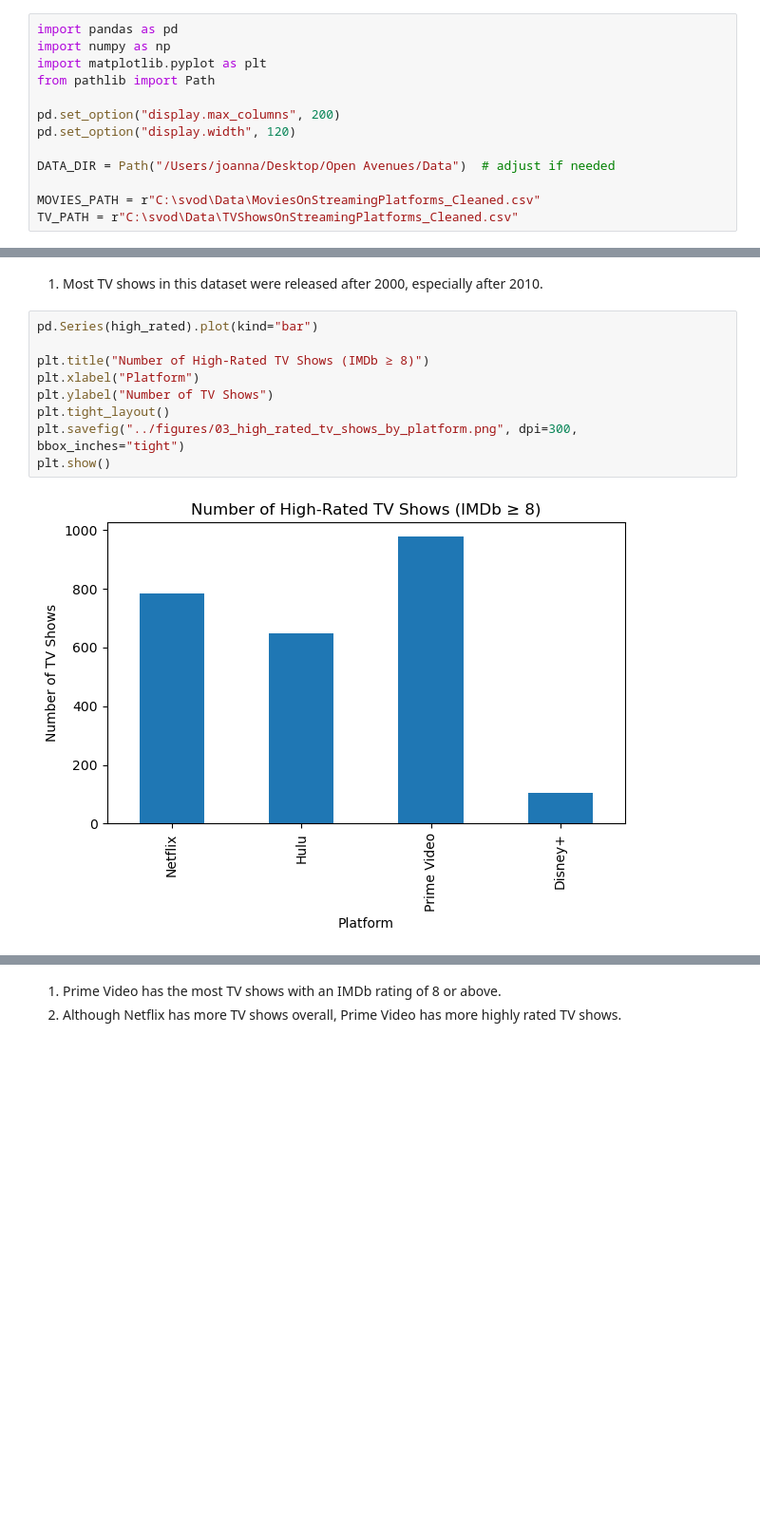
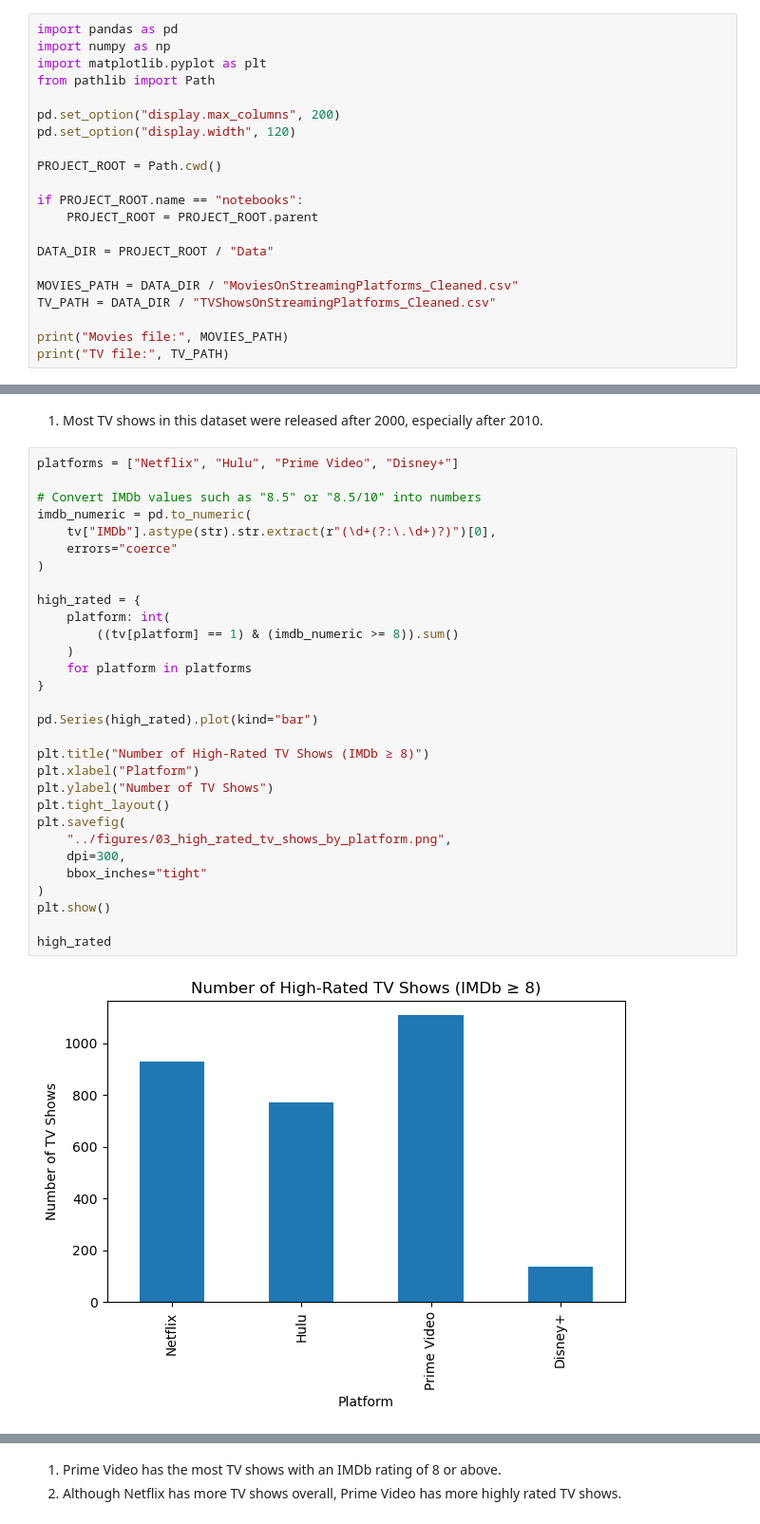
Before and after one commit to irgengu-ai/streaming-bi-svod, a Jupyter notebook: notebooks/03_EDA.ipynb, the cells around one changed output, grey strips where cells are left out. Shown at 95% size. Drawn from its saved outputs; the diff is of its cells as text; blank space fills up the shorter version.

Commit message:
Improve notebook reproducibility

```diff
--- a/notebooks/03_EDA.ipynb
+++ b/notebooks/03_EDA.ipynb
@@ -24,7 +24,15 @@ from pathlib import Path
 pd.set_option("display.max_columns", 200)
 pd.set_option("display.width", 120)
 
-DATA_DIR = Path("/Users/joanna/Desktop/Open Avenues/Data")  # adjust if needed
+PROJECT_ROOT = Path.cwd()
 
-MOVIES_PATH = r"C:\svod\Data\MoviesOnStreamingPlatforms_Cleaned.csv"
-TV_PATH = r"C:\svod\Data\TVShowsOnStreamingPlatforms_Cleaned.csv"
+if PROJECT_ROOT.name == "notebooks":
+    PROJECT_ROOT = PROJECT_ROOT.parent
+
+DATA_DIR = PROJECT_ROOT / "Data"
+
+MOVIES_PATH = DATA_DIR / "MoviesOnStreamingPlatforms_Cleaned.csv"
+TV_PATH = DATA_DIR / "TVShowsOnStreamingPlatforms_Cleaned.csv"
+
+print("Movies file:", MOVIES_PATH)
+print("TV file:", TV_PATH)
@@ -606,13 +617,34 @@ plt.show()
 # %% [markdown]
 1. Most TV shows in this dataset were released after 2000, especially after 2010.
 # %%
+platforms = ["Netflix", "Hulu", "Prime Video", "Disney+"]
+
+# Convert IMDb values such as "8.5" or "8.5/10" into numbers
+imdb_numeric = pd.to_numeric(
+    tv["IMDb"].astype(str).str.extract(r"(\d+(?:\.\d+)?)")[0],
+    errors="coerce"
+)
+
+high_rated = {
+    platform: int(
+        ((tv[platform] == 1) & (imdb_numeric >= 8)).sum()
+    )
+    for platform in platforms
+}
+
 pd.Series(high_rated).plot(kind="bar")
 
 plt.title("Number of High-Rated TV Shows (IMDb ≥ 8)")
 plt.xlabel("Platform")
 plt.ylabel("Number of TV Shows")
 plt.tight_layout()
-plt.savefig("../figures/03_high_rated_tv_shows_by_platform.png", dpi=300, bbox_inches="tight")
+plt.savefig(
+    "../figures/03_high_rated_tv_shows_by_platform.png",
+    dpi=300,
+    bbox_inches="tight"
+)
 plt.show()
+
+high_rated
 # %% [output]
-[figure, old version]
+[figure, new version]
```
Also changed, not shown: parts of 2 cells of this notebook, 4 other files.
